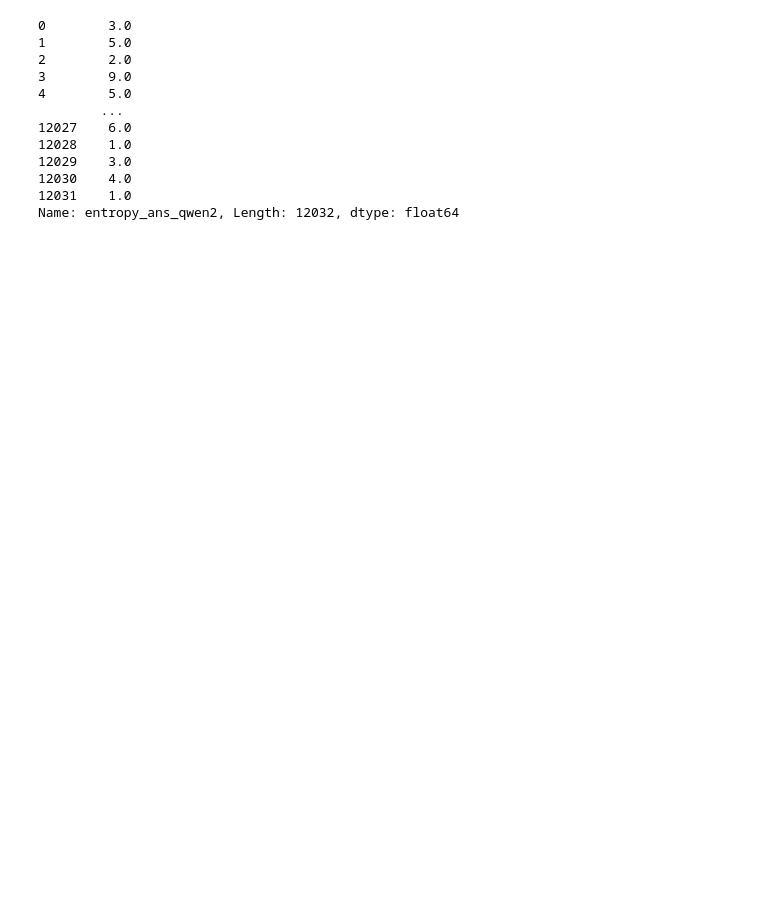
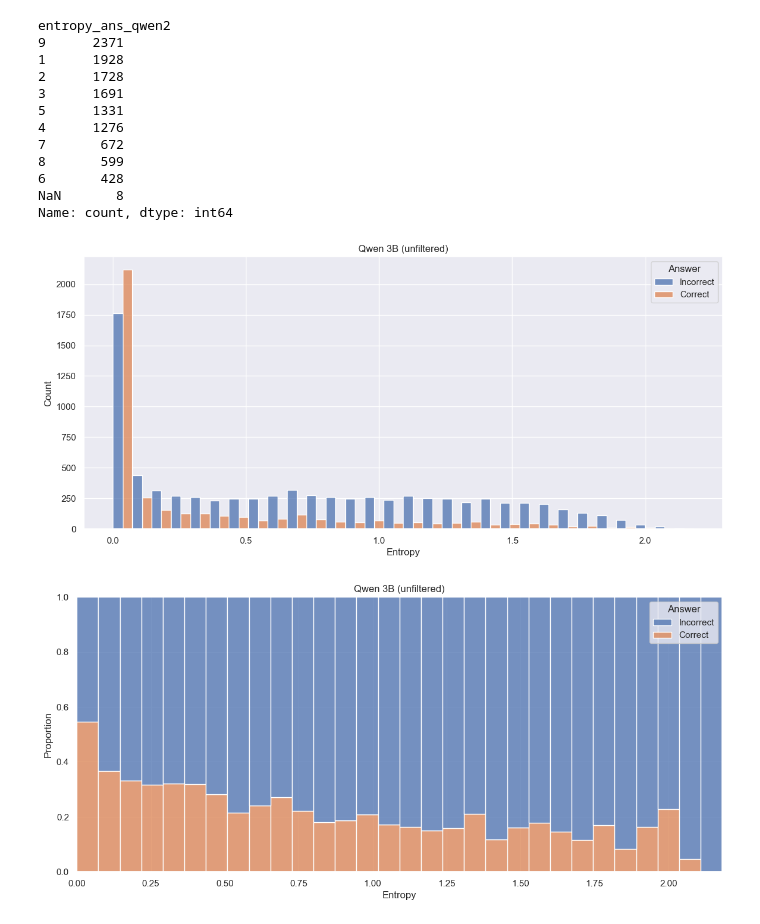
Before and after one commit to aigoncharov/complexity-aware-fine-tuning, a Jupyter notebook: src/analysis/single_token_entropy/qwen_3b_mmlu_entropy_single_token.ipynb, the cells around one changed output. Saved outputs shown, nothing was run; the diff lists cells and outputs as text; code cells hidden in the pictures; blank space fills up the shorter version.

```diff
--- a/src/analysis/single_token_entropy/qwen_3b_mmlu_entropy_single_token.ipynb
+++ b/src/analysis/single_token_entropy/qwen_3b_mmlu_entropy_single_token.ipynb
@@ -11,16 +12,25 @@ mmlu_entropy_df = pd.read_csv(
 )
 # %%
-mmlu_entropy_df["entropy_ans_qwen2"]
+mmlu_entropy_df.value_counts("entropy_ans_qwen2", dropna=False)
 # %% [output]
-0        3.0
-1        5.0
-2        2.0
-3        9.0
-4        5.0
-        ...
-12027    6.0
-12028    1.0
-12029    3.0
-12030    4.0
-12031    1.0
-Name: entropy_ans_qwen2, Length: 12032, dtype: float64
+entropy_ans_qwen2
+9      2371
+1      1928
+2      1728
+3      1691
+5      1331
+4      1276
+7       672
+8       599
+6       428
+NaN       8
+Name: count, dtype: int64
+# %%
+from reasoning_fine_tune.analysis.visualize_entropy_all import visualize_entropy_all
+
+visualize_entropy_all(
+    mmlu_entropy_df, "entropy_value_qwen2", "entropy_ans_correct_qwen2", model_name="Qwen 3B (unfiltered)"
+)
+# %% [output]
+[figure, added]
+[figure, added]
```
Also changed, not shown: parts of 5 cells of this notebook, 9 other files.
